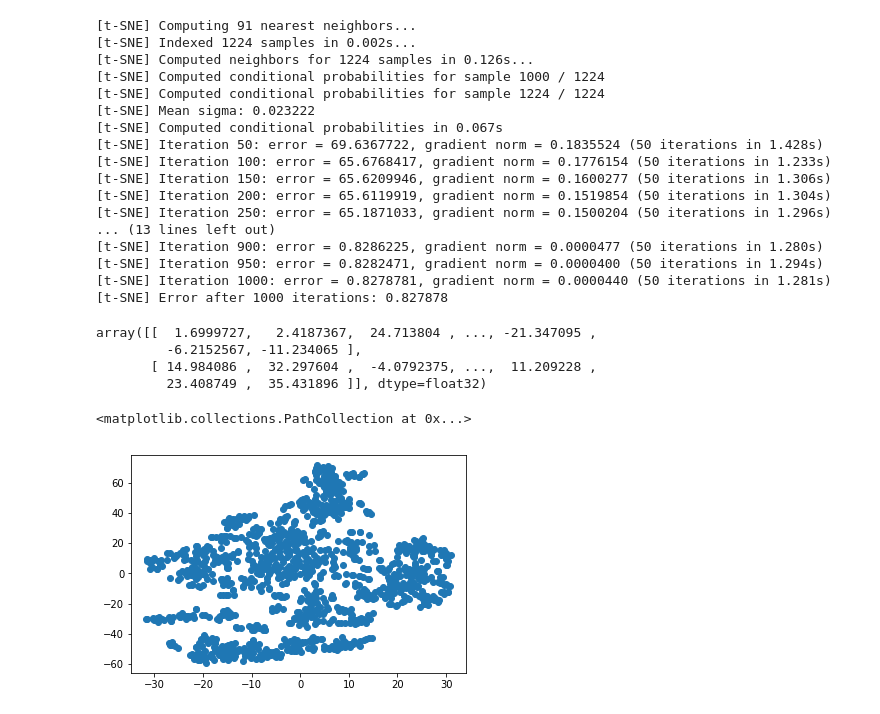
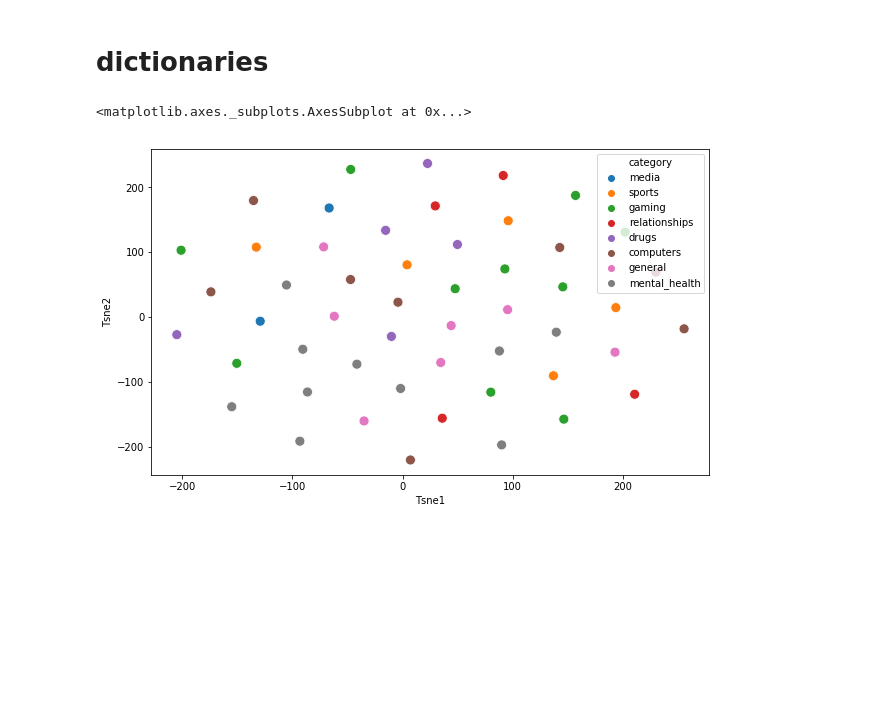
Before and after one commit to KChalk/RedditBasics, a Jupyter notebook: TsneProject/Tsne Project.ipynb, the cells around one changed output. Saved outputs shown, nothing was run; the diff lists cells and outputs as text; code cells hidden in the pictures; blank space fills up the shorter version.

```diff
--- a/TsneProject/Tsne Project.ipynb
+++ b/TsneProject/Tsne Project.ipynb
@@ -76,35 +86,44 @@ med
-# %%
-twod=model.fit_transform(med_nums)
-# %% [output]
-[t-SNE] Computing 91 nearest neighbors...
-[t-SNE] Indexed 1224 samples in 0.002s...
-[t-SNE] Computed neighbors for 1224 samples in 0.126s...
-[t-SNE] Computed conditional probabilities for sample 1000 / 1224
-[t-SNE] Computed conditional probabilities for sample 1224 / 1224
-[t-SNE] Mean sigma: 0.023222
-[t-SNE] Computed conditional probabilities in 0.067s
-[t-SNE] Iteration 50: error = 69.6367722, gradient norm = 0.1835524 (50 iterations in 1.428s)
-[t-SNE] Iteration 100: error = 65.6768417, gradient norm = 0.1776154 (50 iterations in 1.233s)
-[t-SNE] Iteration 150: error = 65.6209946, gradient norm = 0.1600277 (50 iterations in 1.306s)
-[t-SNE] Iteration 200: error = 65.6119919, gradient norm = 0.1519854 (50 iterations in 1.304s)
-[t-SNE] Iteration 250: error = 65.1871033, gradient norm = 0.1500204 (50 iterations in 1.296s)
-... (13 lines left out)
-[t-SNE] Iteration 900: error = 0.8286225, gradient norm = 0.0000477 (50 iterations in 1.280s)
-[t-SNE] Iteration 950: error = 0.8282471, gradient norm = 0.0000400 (50 iterations in 1.294s)
-[t-SNE] Iteration 1000: error = 0.8278781, gradient norm = 0.0000440 (50 iterations in 1.281s)
-[t-SNE] Error after 1000 iterations: 0.827878
-# %%
-twod.T
-# %% [output]
-array([[  1.6999727,   2.4187367,  24.713804 , ..., -21.347095 ,
-         -6.2152567, -11.234065 ],
-       [ 14.984086 ,  32.297604 ,  -4.0792375, ...,  11.209228 ,
-         23.408749 ,  35.431896 ]], dtype=float32)
-# %%
-import matplotlib.pyplot as plt
-%matplotlib inline
-
-plt.scatter(twod.T[0],twod.T[1])
-# %% [output]
-<matplotlib.collections.PathCollection at 0x...>
-[figure, removed]
+# %% [markdown]
+# dictionaries
+# %%
+from sklearn.manifold import TSNE
+import seaborn as sns;
+import matplotlib.pyplot as plt
+from sklearn.preprocessing import Normalizer
+norm = Normalizer()
+model=TSNE(n_iter=2000, perplexity=50.0, verbose=0)
+
+dictionary={
+        'gaming':set(['leagueoflegends', 'gaming', 'DestinyTheGame', 'DotA2', 'ContestofChampions', 'StarWarsBattlefront', 'Overwatch', 'WWII', 'hearthstone', 'wow', 'heroesofthestorm', 'destiny2', 'darksouls3', 'fallout']),
+        'mental_health':set(['SuicideWatch', 'depression', 'OCD', 'dpdr', 'proED', 'Anxiety', 'BPD', 'socialanxiety', 'mentalhealth', 'ADHD', 'bipolar']),
+        'computers':set(['buildapc', 'techsupport', 'buildapcforme', 'hacker', 'SuggestALaptop', 'hardwareswap', 'laptops', 'computers', 'pcmasterrace']),
+        'relationships':set(['relationshps', 'relationship_advice', 'breakups', 'dating_advice', 'LongDistance', 'polyamory', 'wemetonline']),
+        'drugs':set(['MDMA', 'Drugs', 'trees', 'opiates', 'LSD']),
+        'general':set([ 'tifu', 'r4r', 'AskReddit', 'reddit.com', 'tipofmytongue', 'Life', 'Advice', 'jobs', 'teenagers', 'HomeImprovement', 'redditinreddit']),
+        'sports':set(['FIFA', 'nba', 'hockey', 'nfl', 'mls', 'baseball']),
+        'media':set(['BokuNoHeroAcademia', 'anime', 'movies', 'StrangerThings'])
+}
+
+#twoD=model.fit_transform(A.toarray())
+# %%
+med=pd.read_csv('../Spark/coll_freqs_16-05.csv', header=None,  index_col=0)
+med_nums=med.iloc[:,1:]
+
+med_norm=norm.transform(med_nums.T).T
+
+model=TSNE(n_iter=2000, perplexity=50.0, verbose=0)
+twod=model.fit_transform(med_norm)
+
+med['Tsne1']=twod[:,0]
+med['Tsne2']=twod[:,1]
+med['category']=''
+
+for c, subs in dictionary.items():
+    for s in subs:
+        med.loc[s,'category']=c
+
+fig,ax=plt.subplots(figsize=(10,6))
+sns.scatterplot(ax=ax,x='Tsne1', y='Tsne2', hue='category', data=med, s= 100)
+# %% [output]
+<matplotlib.axes._subplots.AxesSubplot at 0x...>
+[figure, added]
```
Also changed, not shown: parts of 16 cells of this notebook, 1 other file.
